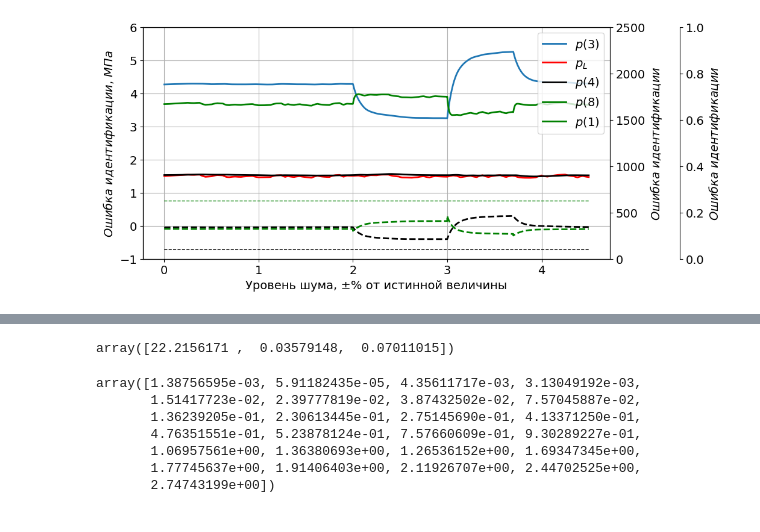
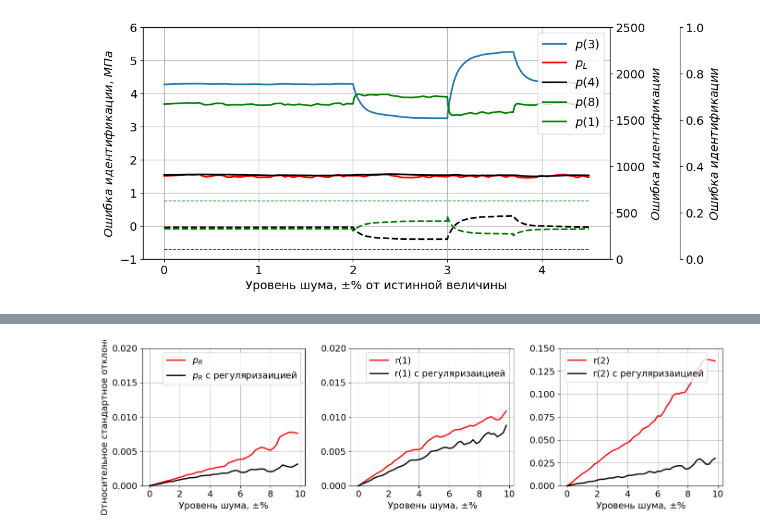
Before and after one commit to IANovoselov/well, a Jupyter notebook: well.ipynb, the cells around one changed output, grey strips where cells are left out. Cells and saved outputs as stored; diff of their text form; code cells hidden in the pictures.

```diff
--- a/well.ipynb
+++ b/well.ipynb
@@ -1082,17 +1101,41 @@ for i, quant_step in enumerate(quant_step_list):
-# %%
-b
-# %% [output]
-array([22.2156171 ,  0.03579148,  0.07011015])
 # %%
 from scipy.signal import savgol_filter
-# %%
-res['sco'][0,0]
-# %% [output]
-array([1.38756595e-03, 5.91182435e-05, 4.35611717e-03, 3.13049192e-03,
-       1.51417723e-02, 2.39777819e-02, 3.87432502e-02, 7.57045887e-02,
-       1.36239205e-01, 2.30613445e-01, 2.75145690e-01, 4.13371250e-01,
-       4.76351551e-01, 5.23878124e-01, 7.57660609e-01, 9.30289227e-01,
-       1.06957561e+00, 1.36380693e+00, 1.26536152e+00, 1.69347345e+00,
-       1.77745637e+00, 1.91406403e+00, 2.11926707e+00, 2.44702525e+00,
-       2.74743199e+00])
+# %%
+    # Визуализация
+    plt.figure(figsize=(14, 4))
+
+
+    # График давления
+    plt.subplot(1, 3, 1)
+    plt.plot(noise_list, savgol_filter(res['sco_p_R'][0,0], 5, 1), label='$p_R$', color='r', lw=2)
+    plt.plot(noise_list, savgol_filter(res_regul['sco_p_R'][0,0],3,1), label='$p_R$ с регуляризаицией', color='k', lw=2)
+    plt.xlabel('Уровень шума, ±%')
+    plt.ylabel('Относительное стандартное отклонение')
+    plt.legend()
+    plt.grid()
+    plt.ylim(0, 0.02)
+
+    # График НЧ шума
+    plt.subplot(1, 3, 2)
+    plt.plot(noise_list, savgol_filter(res['sco_r_1'][0,0], 5, 1), label='r(1)', color='r', lw=2)
+    plt.plot(noise_list, savgol_filter(res_regul['sco_r_1'][0,0],3,1), label='r(1) с регуляризаицией', color='k', lw=2)
+    plt.xlabel('Уровень шума, ±%')
+    plt.legend()
+    plt.grid()
+    plt.ylim(0, 0.02)
+
+    # График ВЧ шума
+    plt.subplot(1, 3, 3)
+    plt.plot(noise_list, savgol_filter(res['sco_r_2'][0,0], 6, 1), label='r(2)', color='r', lw=2)
+    plt.plot(noise_list, savgol_filter(res_regul['sco_r_2'][0,0], 2, 1), label='r(2) с регуляризаицией', color='k', lw=2)
+    plt.xlabel('Уровень шума, ±%')
+    plt.legend()
+    plt.grid()
+    plt.ylim(0, 0.15)
+
+
+    plt.tight_layout()
+    plt.show()
+# %% [output]
+[figure, added]
 # %%
```
Also changed, not shown: parts of 16 cells of this notebook.
